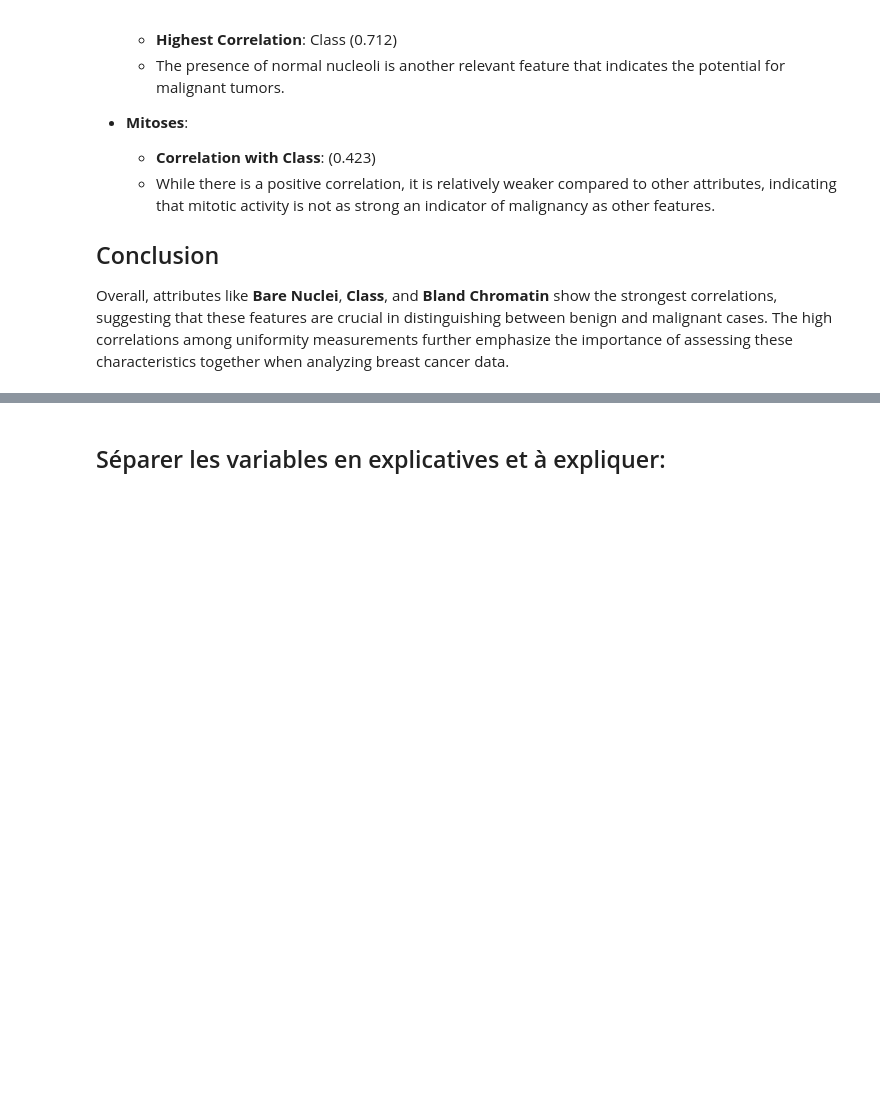
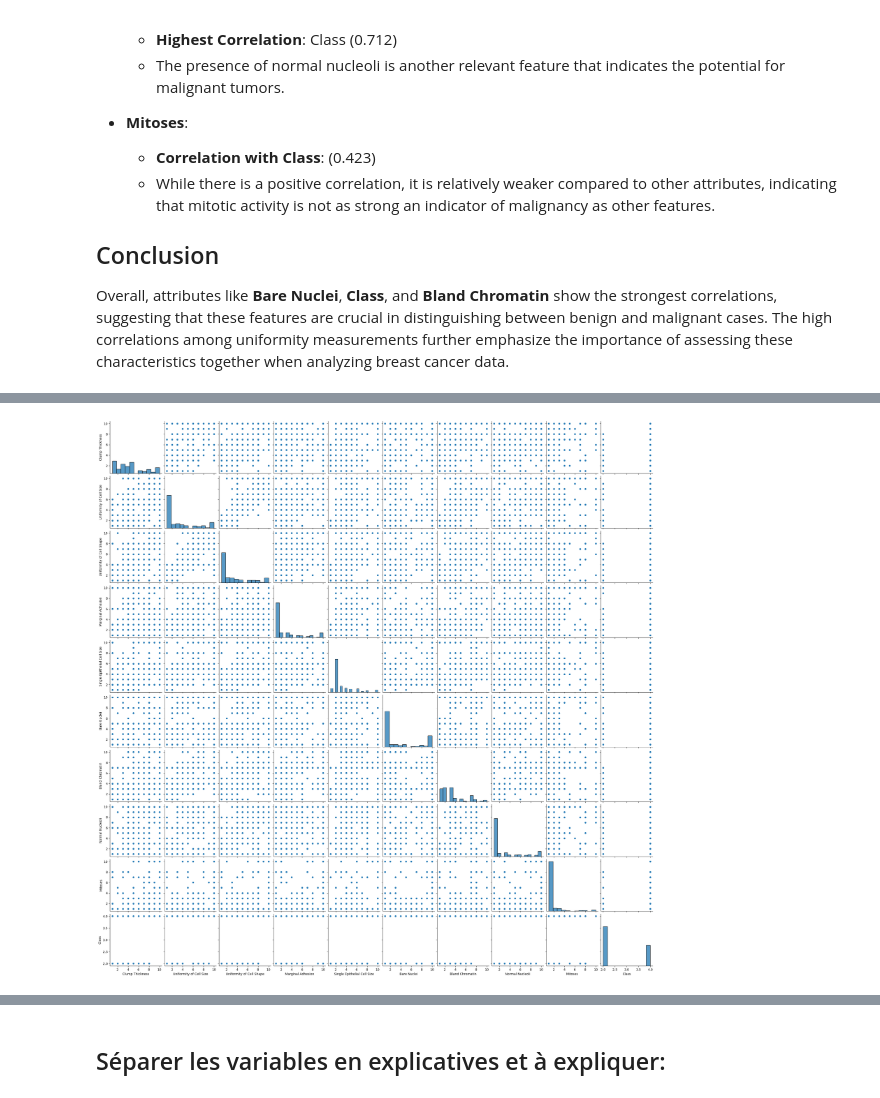
Before and after one commit to Sheris-Milly/Cancer_Predection_App, a Jupyter notebook: static/best rf.ipynb, the cells around one changed output, grey strips where cells are left out. Saved outputs shown, nothing was run; the diff lists cells and outputs as text; code cells hidden in the pictures; blank space fills up the shorter version.

```diff
--- a/static/best rf.ipynb
+++ b/static/best rf.ipynb
@@ -253,0 +266,5 @@ Overall, attributes like **Bare Nuclei**, **Class**, and **Bland Chromatin** sho
+# %%
+sns.pairplot(data)
+plt.show()
+# %% [output]
+[figure, added]
```
Also changed, not shown: parts of 20 cells of this notebook, 1 other file.
